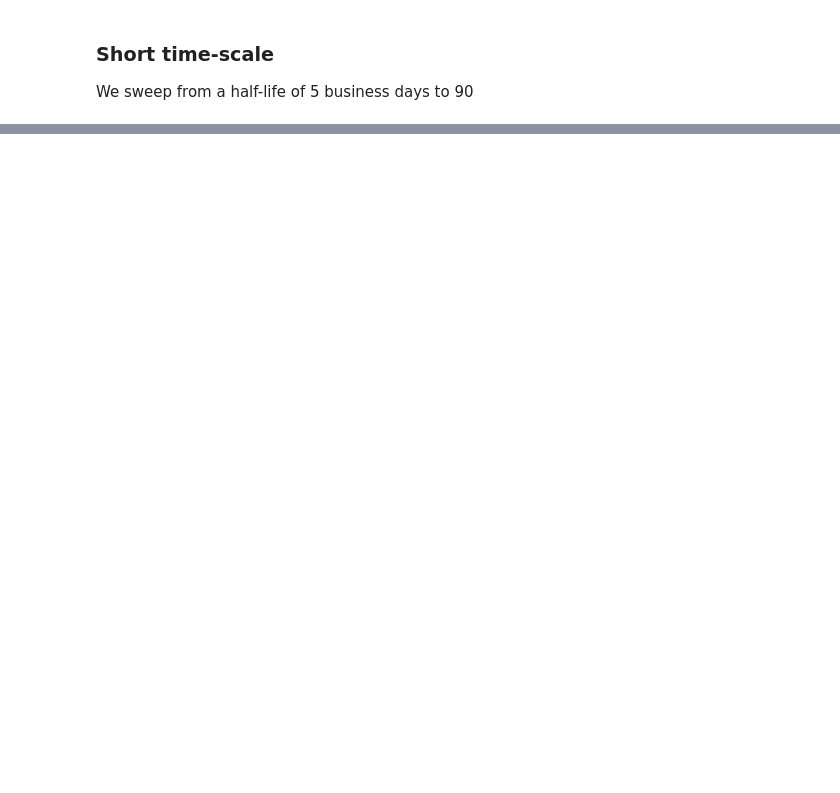
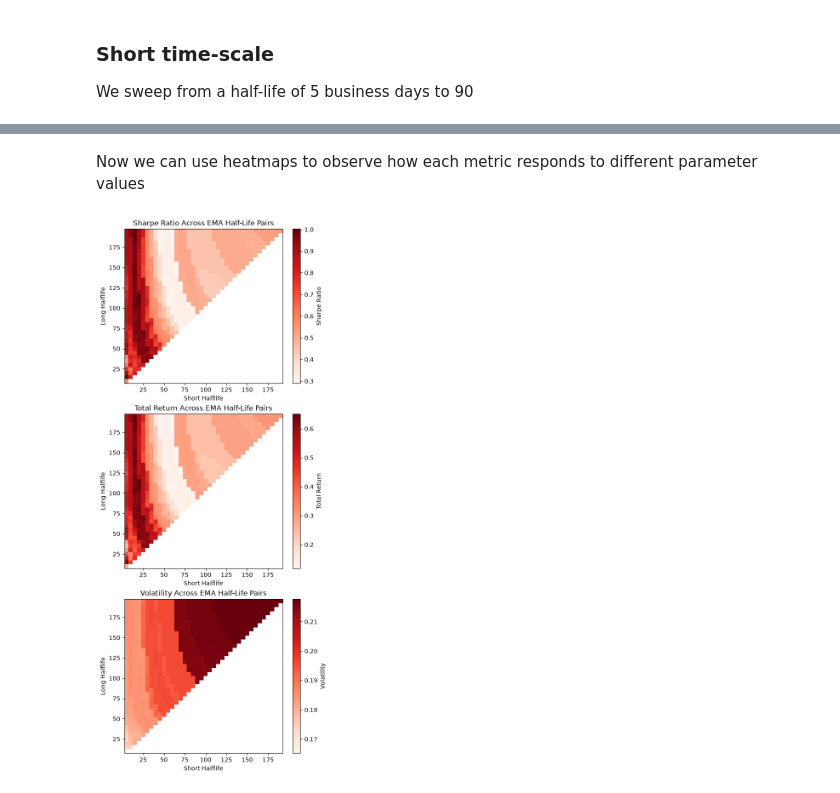
Before and after one commit to charlien74/systematic-trading-research, a Jupyter notebook: notebooks/01_exponential_moving_averages.ipynb, the cells around one changed output, grey strips where cells are left out. Drawn from its saved outputs; the diff is of its cells as text; code cells hidden in the pictures; blank space fills up the shorter version.

```diff
--- a/notebooks/01_exponential_moving_averages.ipynb
+++ b/notebooks/01_exponential_moving_averages.ipynb
@@ -170,0 +189,31 @@ plt.show()
+# %%
+short_halflife_values = np.arange(5, 195, 5)
+long_halflife_values = np.arange(10, 200, 5)
+
+sharpe_array = np.full((len(short_halflife_values), len(long_halflife_values)), np.nan, dtype=np.float32)
+return_array = np.full((len(short_halflife_values), len(long_halflife_values)), np.nan, dtype=np.float32)
+volatility_array = np.full((len(short_halflife_values), len(long_halflife_values)), np.nan, dtype=np.float32)
+
+for short_index, short_halflife in enumerate(short_halflife_values):
+    for long_index, long_halflife in enumerate(long_halflife_values):
+        if long_halflife <= short_halflife:
+            continue
+        short_ema = strategies.get_ema_series(aapl_df, period=200, halflife=short_halflife)
+        long_ema = strategies.get_ema_series(aapl_df, period=200, halflife=long_halflife)
+        positions = ema_crossover.get_ema_crossover_positions(short_ema, long_ema, long_only=True)
+        metrics, _, _ = backtest.compute_metrics_and_returns_from_positions_and_prices(positions, aapl_df)
+        sharpe_array[short_index, long_index] = metrics["strategy_sharpe"]
+        return_array[short_index, long_index] = metrics["strategy_total_return"]
+        volatility_array[short_index, long_index] = metrics["strategy_annualized_volatility"]
+# %% [markdown]
+Now we can use heatmaps to observe how each metric responds to different parameter values
+# %%
+views.create_halflife_heatmaps(
+    sharpe_array=sharpe_array,
+    return_array=return_array,
+    volatility_array=volatility_array,
+    short_halflife_values=short_halflife_values,
+    long_halflife_values=long_halflife_values,
+)
+# %% [output]
+[figure, added]
```
Also changed, not shown: parts of 5 cells of this notebook, 2 other files.
